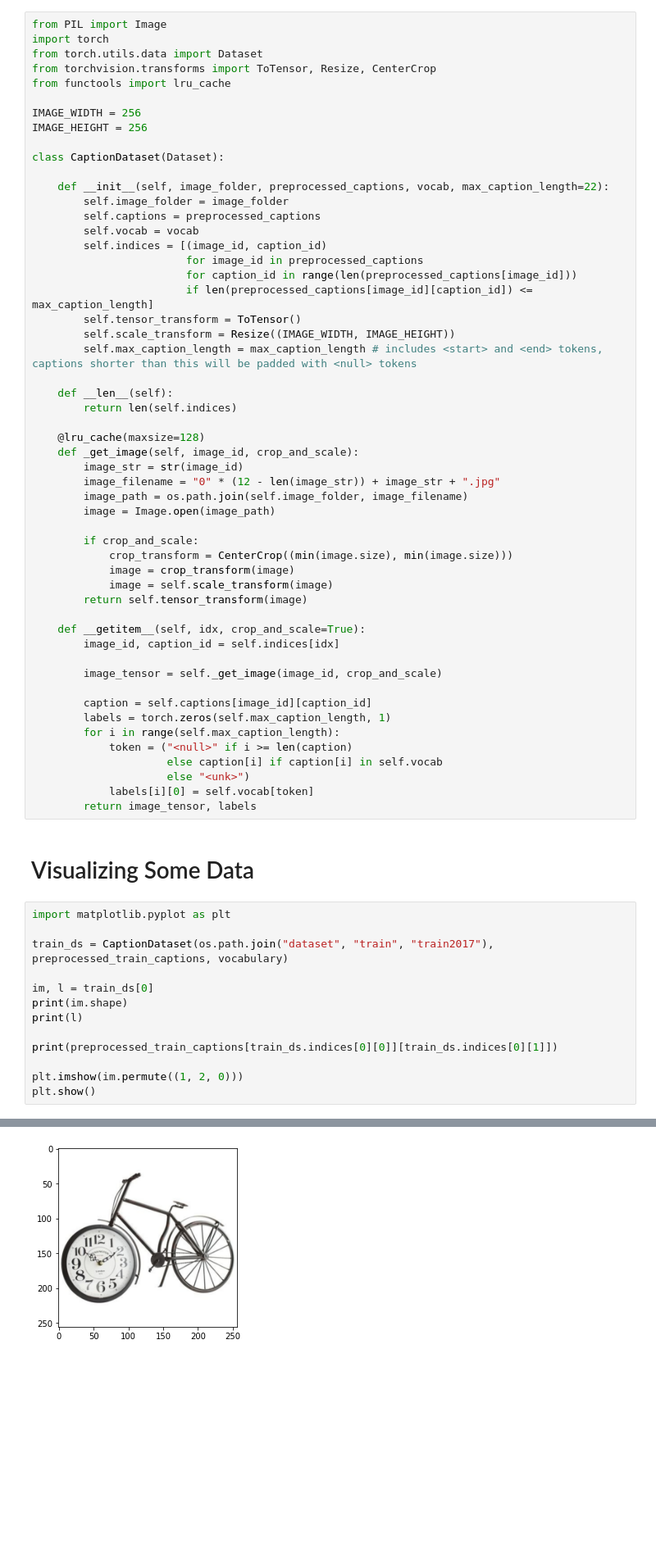
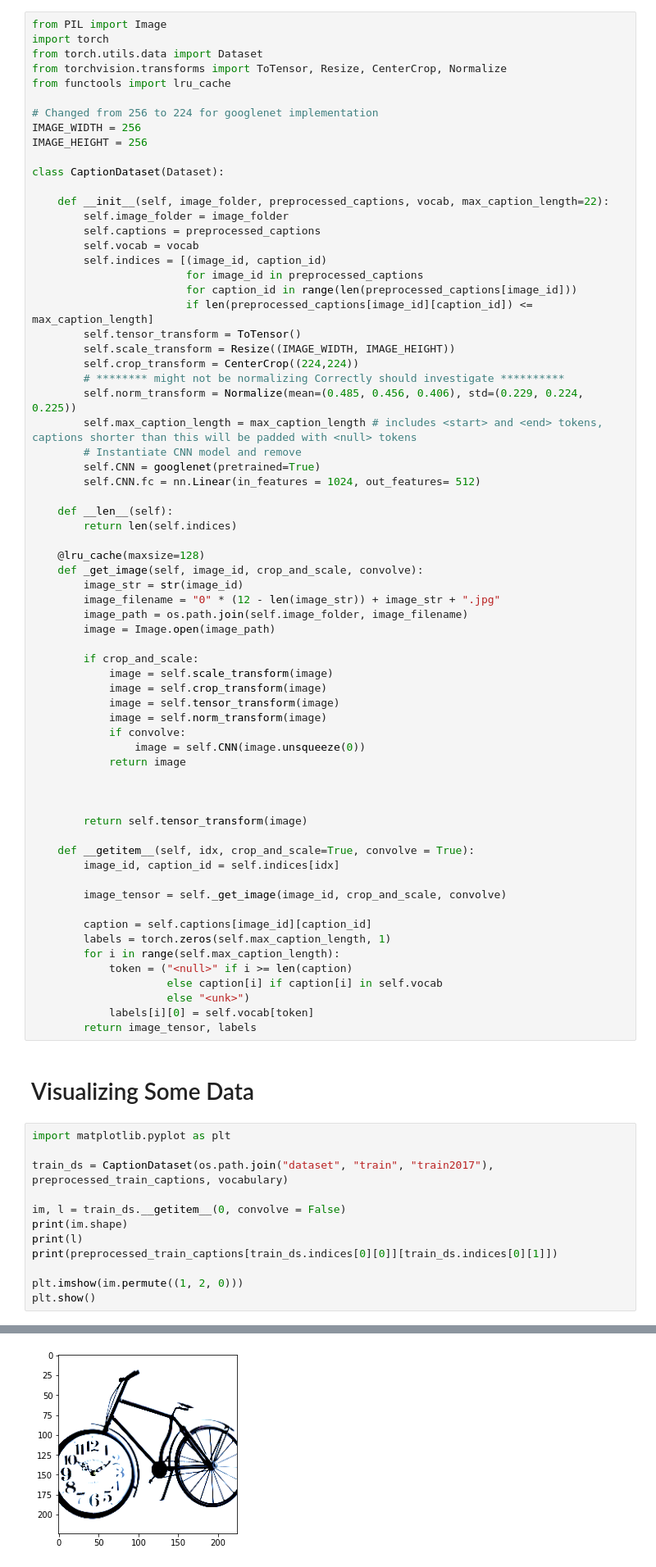
Before and after one commit to MikeAgb/ml-project, a Jupyter notebook: ml-project.ipynb, the cells around one changed output, grey strips where cells are left out. Shown at 82% size. Saved outputs shown, nothing was run; the diff lists cells and outputs as text; blank space fills up the shorter version.

Commit message:
added the Basic CNN+LSTM model to the ipython file. Changed __getitem__ in dataset class to allow for CNN feature extraction.

```diff
--- a/ml-project.ipynb
+++ b/ml-project.ipynb
@@ -87,9 +95,10 @@ print(len(vocabulary))
 from PIL import Image
 import torch
 from torch.utils.data import Dataset
-from torchvision.transforms import ToTensor, Resize, CenterCrop
+from torchvision.transforms import ToTensor, Resize, CenterCrop, Normalize
 from functools import lru_cache
 
+# Changed from 256 to 224 for googlenet implementation
 IMAGE_WIDTH = 256
 IMAGE_HEIGHT = 256
 
@@ -105,28 +114,41 @@ class CaptionDataset(Dataset):
                         if len(preprocessed_captions[image_id][caption_id]) <= max_caption_length]
         self.tensor_transform = ToTensor()
         self.scale_transform = Resize((IMAGE_WIDTH, IMAGE_HEIGHT))
+        self.crop_transform = CenterCrop((224,224))
+        # ******** might not be normalizing Correctly should investigate **********
+        self.norm_transform = Normalize(mean=(0.485, 0.456, 0.406), std=(0.229, 0.224, 0.225))
         self.max_caption_length = max_caption_length # includes <start> and <end> tokens, captions shorter than this will be padded with <null> tokens
+        # Instantiate CNN model and remove
+        self.CNN = googlenet(pretrained=True)
+        self.CNN.fc = nn.Linear(in_features = 1024, out_features= 512)
 
     def __len__(self):
         return len(self.indices)
 
     @lru_cache(maxsize=128)
-    def _get_image(self, image_id, crop_and_scale):
+    def _get_image(self, image_id, crop_and_scale, convolve):
         image_str = str(image_id)
         image_filename = "0" * (12 - len(image_str)) + image_str + ".jpg"
         image_path = os.path.join(self.image_folder, image_filename)
         image = Image.open(image_path)
 
         if crop_and_scale:
-            crop_transform = CenterCrop((min(image.size), min(image.size)))
-            image = crop_transform(image)
             image = self.scale_transform(image)
+            image = self.crop_transform(image)
+            image = self.tensor_transform(image)
+            image = self.norm_transform(image)
+            if convolve:
+                image = self.CNN(image.unsqueeze(0))
+            return image
+
+
+
         return self.tensor_transform(image)
 
-    def __getitem__(self, idx, crop_and_scale=True):
+    def __getitem__(self, idx, crop_and_scale=True, convolve = True):
         image_id, caption_id = self.indices[idx]
 
-        image_tensor = self._get_image(image_id, crop_and_scale)
+        image_tensor = self._get_image(image_id, crop_and_scale, convolve)
 
         caption = self.captions[image_id][caption_id]
         labels = torch.zeros(self.max_caption_length, 1)
@@ -143,10 +165,9 @@ import matplotlib.pyplot as plt
 
 train_ds = CaptionDataset(os.path.join("dataset", "train", "train2017"), preprocessed_train_captions, vocabulary)
 
-im, l = train_ds[0]
+im, l = train_ds.__getitem__(0, convolve = False)
 print(im.shape)
 print(l)
-
 print(preprocessed_train_captions[train_ds.indices[0][0]][train_ds.indices[0][1]])
 
 plt.imshow(im.permute((1, 2, 0)))
@@ -172,4 +194,4 @@ tensor([[4.0000e+00],
-[figure, old version]
+[figure, new version]
 # %%
 # an example of all 5 captions for one image
 im, l = train_ds.__getitem__(10, False)
```
Also changed, not shown: parts of 15 cells of this notebook.
